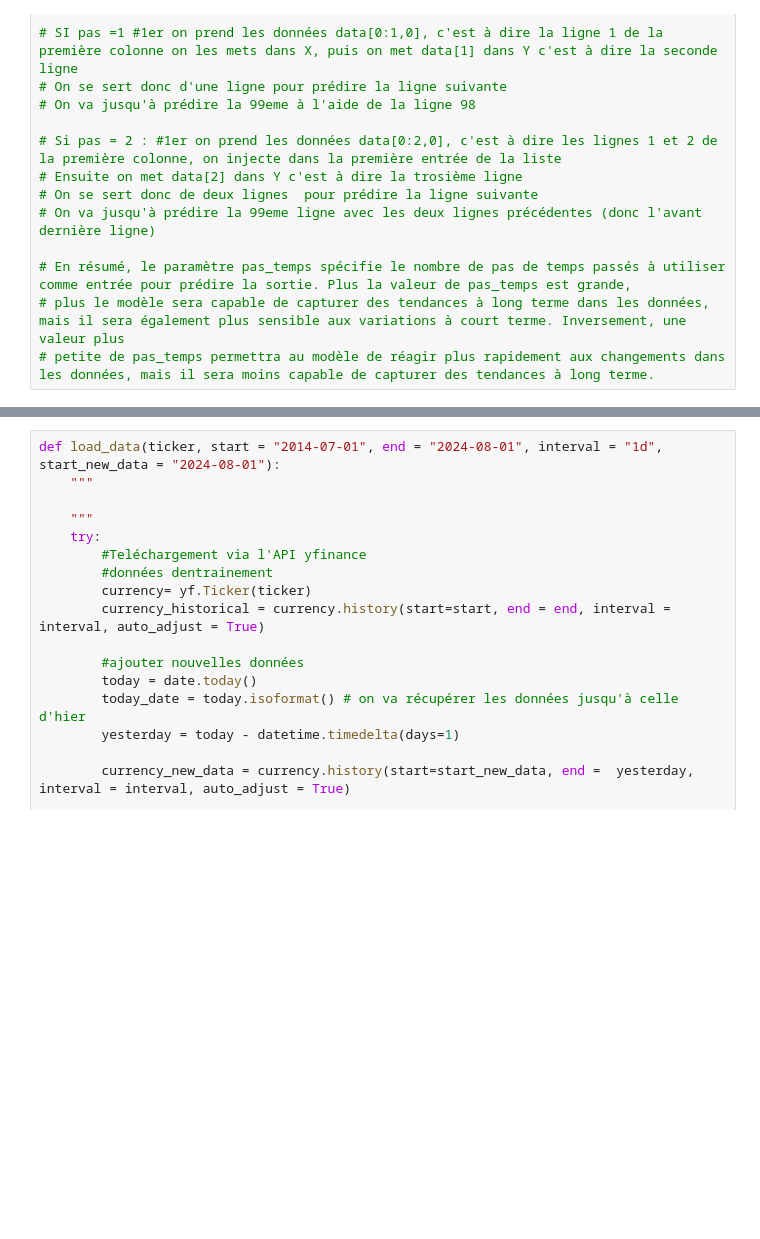
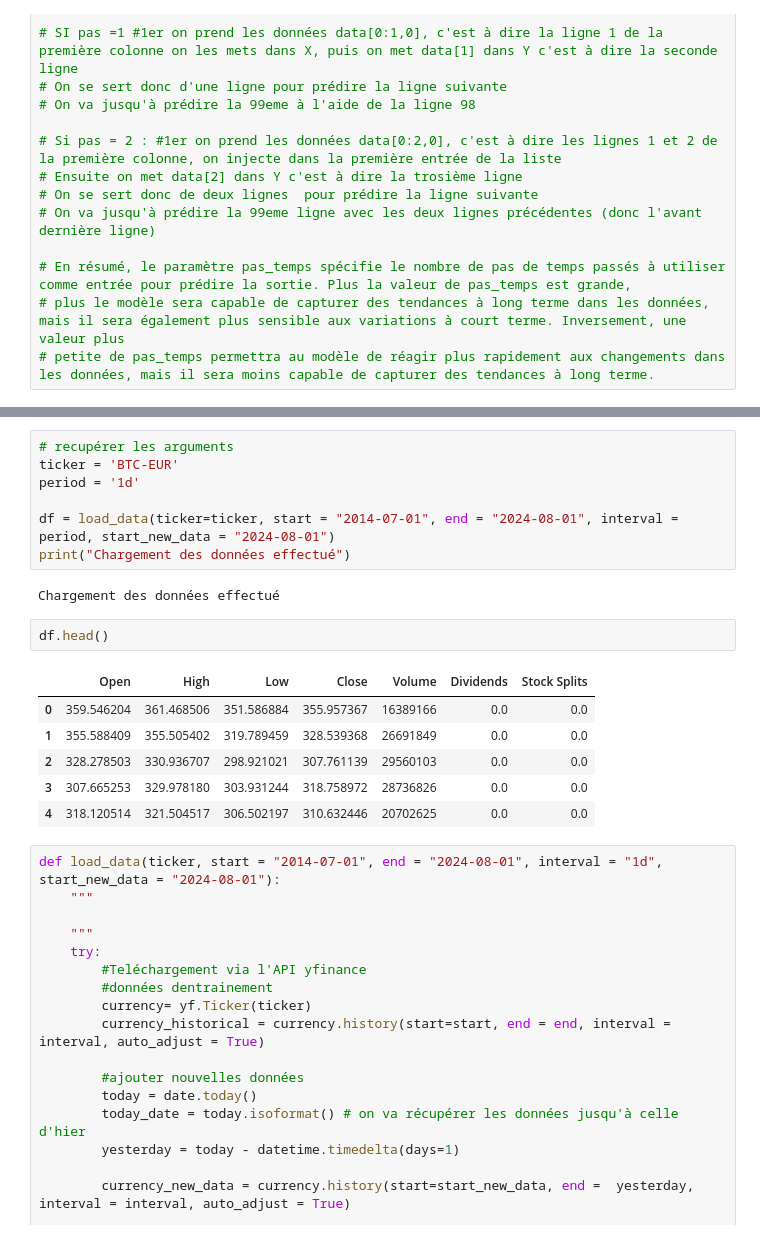
Before and after one commit to DstMlOpsCrypto/MainCrypto, a Jupyter notebook: notebooks/1.0-initial-data-exploration.ipynb, the cells around one changed output, grey strips where cells are left out. Saved outputs shown, nothing was run; the diff lists cells and outputs as text; blank space fills up the shorter version.

```diff
--- a/notebooks/1.0-initial-data-exploration.ipynb
+++ b/notebooks/1.0-initial-data-exploration.ipynb
@@ -74,3 +134,21 @@ def create_dataset(array, pas_temps):
+# %%
+# recupérer les arguments
+ticker = 'BTC-EUR'
+period = '1d'
+
+df = load_data(ticker=ticker, start = "2014-07-01", end = "2024-08-01", interval = period, start_new_data = "2024-08-01")
+print("Chargement des données effectué")
+# %% [output]
+Chargement des données effectué
+# %%
+df.head()
+# %% [output]
+|  | Open | High | Low | Close | Volume | Dividends | Stock Splits |
+| 0 | 359.546204 | 361.468506 | 351.586884 | 355.957367 | 16389166 | 0.0 | 0.0 |
+| 1 | 355.588409 | 355.505402 | 319.789459 | 328.539368 | 26691849 | 0.0 | 0.0 |
+| 2 | 328.278503 | 330.936707 | 298.921021 | 307.761139 | 29560103 | 0.0 | 0.0 |
+| 3 | 307.665253 | 329.978180 | 303.931244 | 318.758972 | 28736826 | 0.0 | 0.0 |
+| 4 | 318.120514 | 321.504517 | 306.502197 | 310.632446 | 20702625 | 0.0 | 0.0 |
 # %%
 def load_data(ticker, start = "2014-07-01", end = "2024-08-01", interval = "1d", start_new_data = "2024-08-01"):
     """
```
Also changed, not shown: parts of 6 cells of this notebook, 12 other files.
